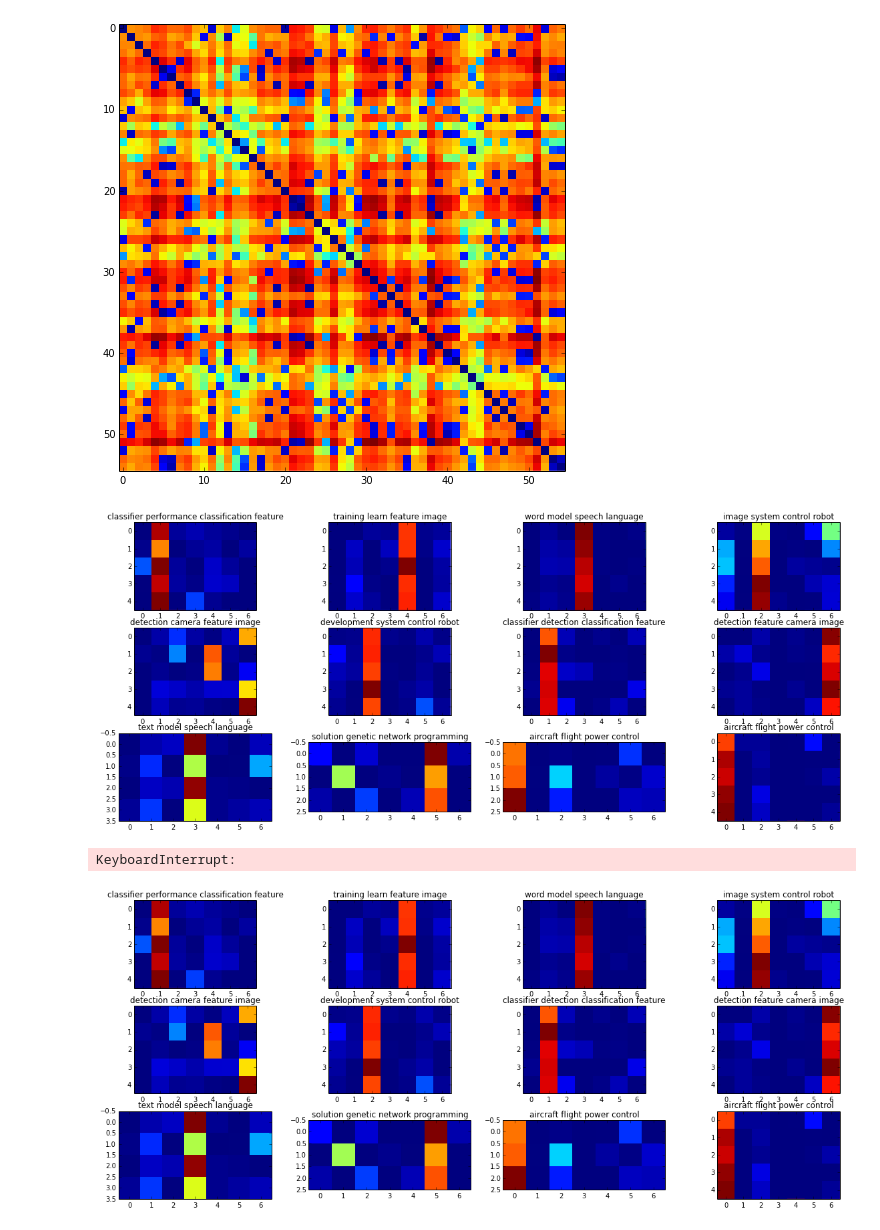
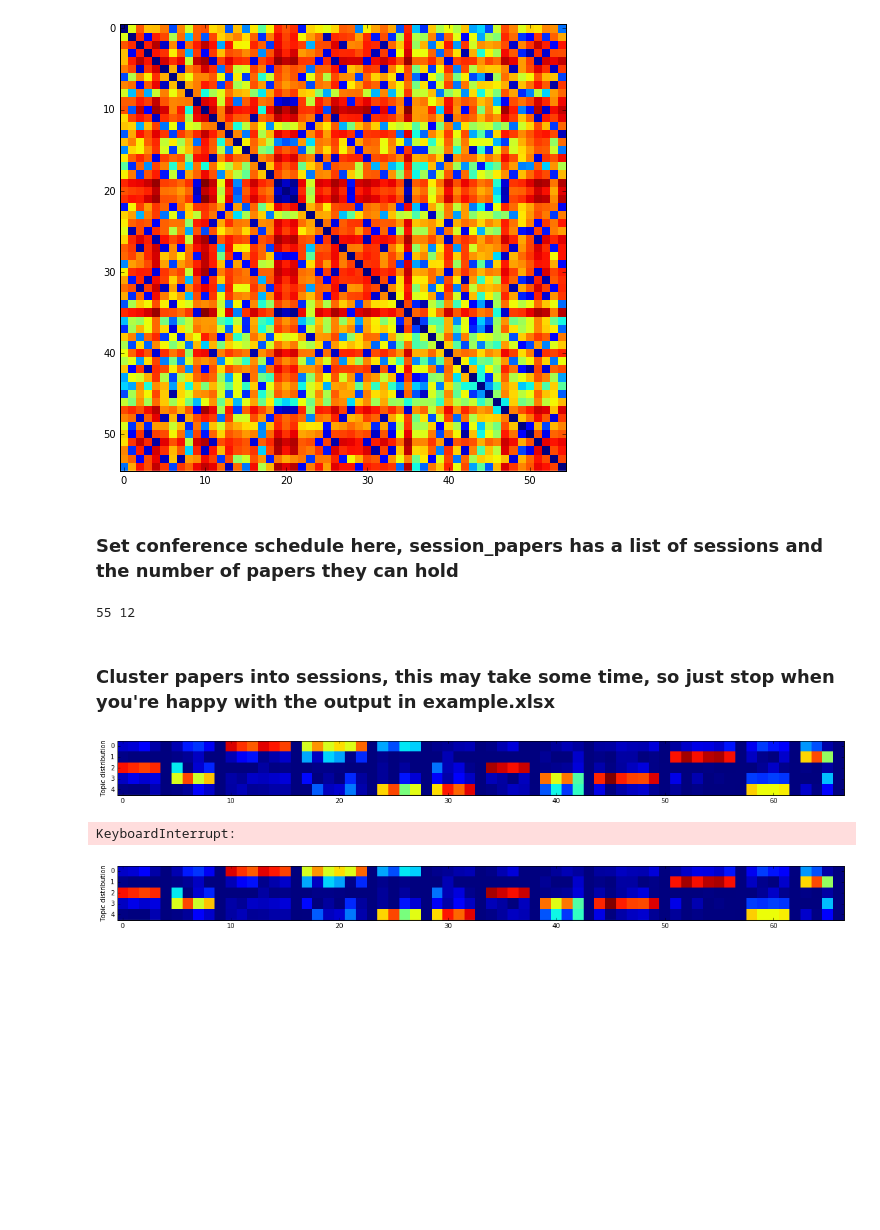
Before and after one commit to mgb45/conf-scheduler, a Jupyter notebook: scheduler.ipynb, the cells around one changed output. Saved outputs shown, nothing was run; the diff lists cells and outputs as text; code cells hidden in the pictures; blank space fills up the shorter version.

```diff
--- a/scheduler.ipynb
+++ b/scheduler.ipynb
@@ -15,8 +17,10 @@ plt.imshow(doc_topic.T,interpolation='none')
 plt.show()
 
 # Remove topic 2 = catch all prasa-robmech jargon
-doc_topic = np.delete(doc_topic, (3), axis=1)
-topic_word = np.delete(topic_word,(3),axis=0)
+doc_topic = np.delete(doc_topic, (2), axis=1)
+doc_topic = (doc_topic.T/np.sum(doc_topic,axis=1)).T
+topic_word = np.delete(topic_word,(2),axis=0)
+topic_word = topic_word/np.sum(topic_word,axis=0)
 
 plt.imshow(doc_topic.T,interpolation='none')
 plt.show()
@@ -34,8 +38,13 @@ plt.figure(figsize=(15,8))
 plt.imshow(D,interpolation='none')
 plt.show()
 # %% [output]
-[figure, old version]
+[figure, new version]
+# %% [markdown]
+### Set conference schedule here, session_papers has a list of sessions and the number of papers they can hold
 # %%
 # Number of papers in each session, schedule
-session_papers = [5, 5, 5, 5, 5, 5, 5, 5, 5, 4, 3, 3]
+session_papers = [4, 4, 6, 6, 4, 4, 4, 4, 6, 6, 4, 3]
+print sum(session_papers), len(session_papers)
+# %% [output]
+55 12
 # %%
@@ -90,15 +100,18 @@ def save_schedule():
         worksheet.write(j+1, 4, detail['paper_id'],fmt)
 
     workbook.close()
+# %% [markdown]
+### Cluster papers into sessions, this may take some time, so just stop when you're happy with the output in example.xlsx
 # %%
 N = doc_topic.shape[0]
 K = len(session_papers)
+Num_Iters = 2500
 
 # Greedy clustering
 EBest = 10000;
 
 plt.figure(figsize=(20,8))
-for reseed_iter in range(10000000):
+for reseed_iter in range(Num_Iters):
 
     # Randomly allocate papers to sessions
     mp = np.arange(N)
@@ -124,43 +137,48 @@ for reseed_iter in range(10000000):
             for b in set(range(N)) - set([a]):
                 temp = m[a]
                 m[a] = m[b]
                 m[b] = temp
                 E_t = 0
                 for k in range(K):
                     i,j = np.meshgrid(np.where(m==k),np.where(m==k))
                     E_t = E_t + np.sum(D[i,j])/(D.shape[0]*D.shape[0])
                 E_t = E_t/K
                 if (E_t < E):
                     E = E_t
                     #print "Iter:", reseed_iter, t,a,b,E,EBest
                     #display.clear_output(wait=True)
                 else:
                     m[b] = m[a]
                     m[a] = temp
 
         if (E_p == E):
             break
 
         t = t + 1
     if (E < EBest):
         EBest = E
         mfinal = m
         save_schedule()
         #Show session distribution assignments
+        Sess_mat = []
         for i in range(K):
-            plt.subplot(3,4,i)
-            plt.imshow(doc_topic[mfinal==i,:],interpolation='none')
-            Pt = 1.0/session_papers[i]*np.sum(doc_topic[mfinal==i,:],axis=0)
-            Pw = np.sum(np.multiply(topic_word.T,Pt),axis=1)
-            bins = np.argsort(Pw)[-4:]
-            sess_topic =  ' '.join(np.array(vocab)[bins].tolist())
-            plt.title(sess_topic)
+            Sess_mat.append(doc_topic[mfinal==i,:])
+            Sess_mat.append(np.zeros((1,doc_topic.shape[1])))
+            #plt.subplot(4,4,i+1)
+            #plt.imshow(doc_topic[mfinal==i,:],interpolation='none')
+            #Pt = 1.0/session_papers[i]*np.sum(doc_topic[mfinal==i,:],axis=0)
+            #Pw = np.sum(np.multiply(topic_word.T,Pt),axis=1)
+            #bins = np.argsort(Pw)[-4:]
+            #sess_topic =  ' '.join(np.array(vocab)[bins].tolist())
+            #plt.title(sess_topic)
+        plt.imshow(np.vstack(Sess_mat).T,interpolation='none')
+        plt.ylabel('Topic distribution')
         display.clear_output(wait=True)
         display.display(plt.gcf())
 # %% [output]
-[figure, old version]
+[figure, new version]
 KeyboardInterrupt:
-[figure, old version]
+[figure, new version]
 # %%
 #Show session distribution assignments
 plt.figure(figsize=(15,5))
```
Also changed, not shown: parts of 4 cells of this notebook, 5 other files.
